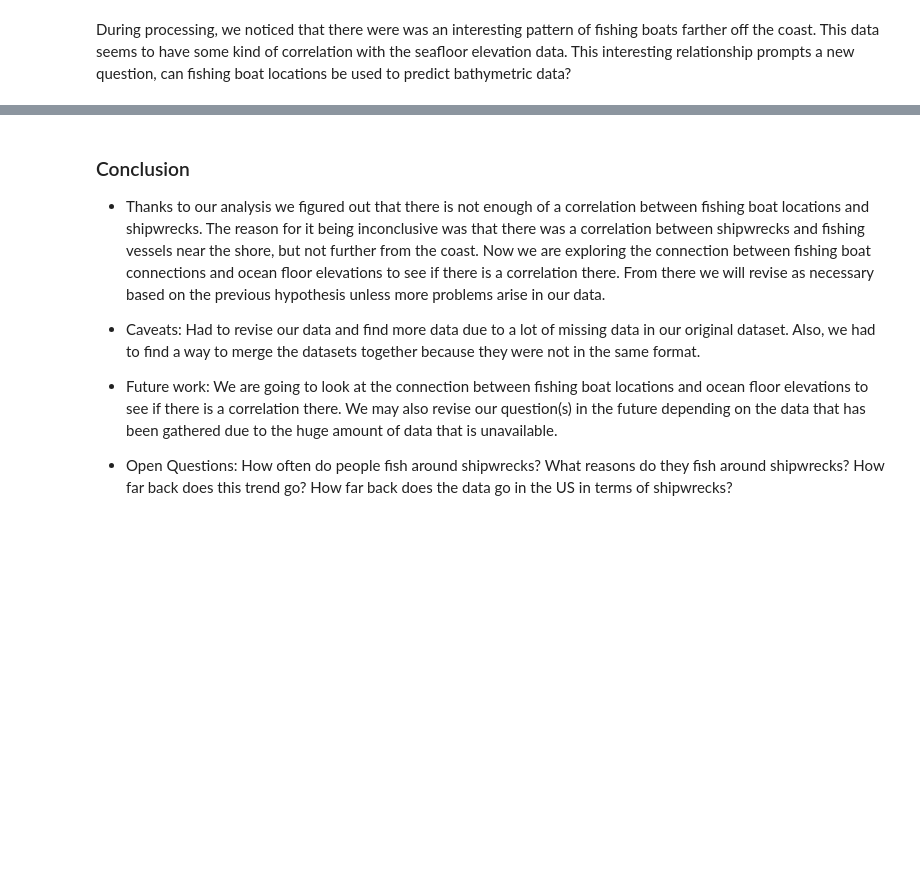
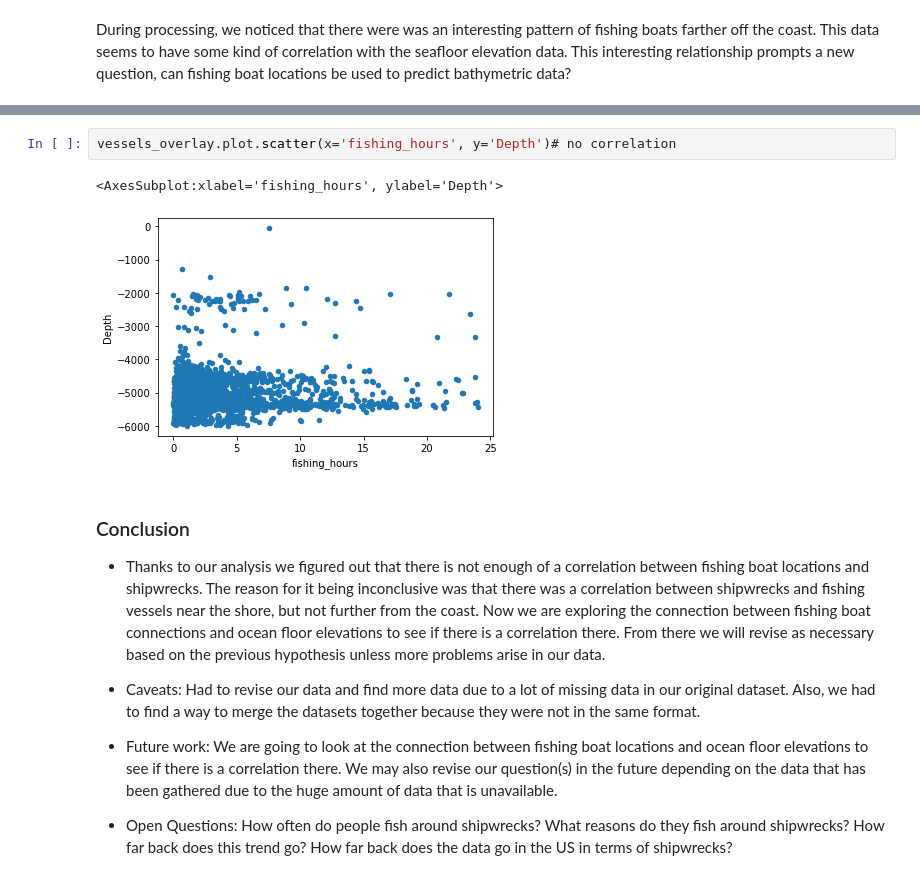
Before and after one commit to WillySwain/Fishwrecks, a Jupyter notebook: Project3.ipynb, the cells around one changed output, grey strips where cells are left out. Saved outputs shown, nothing was run; the diff lists cells and outputs as text; blank space fills up the shorter version.

```diff
--- a/Project3.ipynb
+++ b/Project3.ipynb
@@ -218,3 +290,8 @@ During processing, we noticed that there were was an interesting pattern of fish
+# %%
+vessels_overlay.plot.scatter(x='fishing_hours', y='Depth')# no correlation
+# %% [output]
+<AxesSubplot:xlabel='fishing_hours', ylabel='Depth'>
+[figure, added]
 # %% [markdown]
 ### Conclusion
 
```
Also changed, not shown: parts of 4 cells of this notebook.
